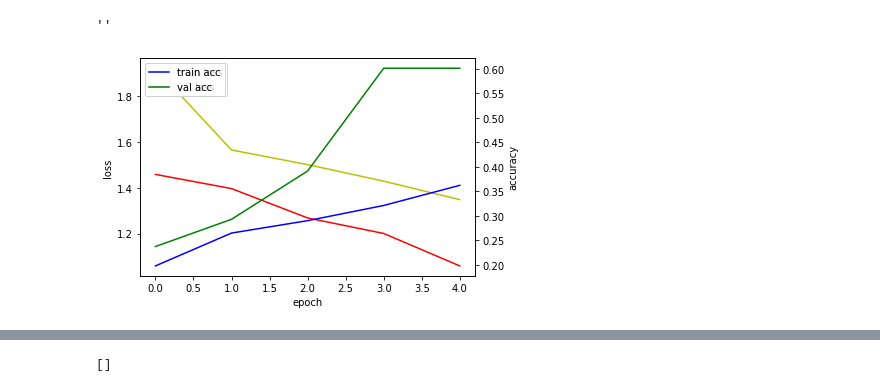
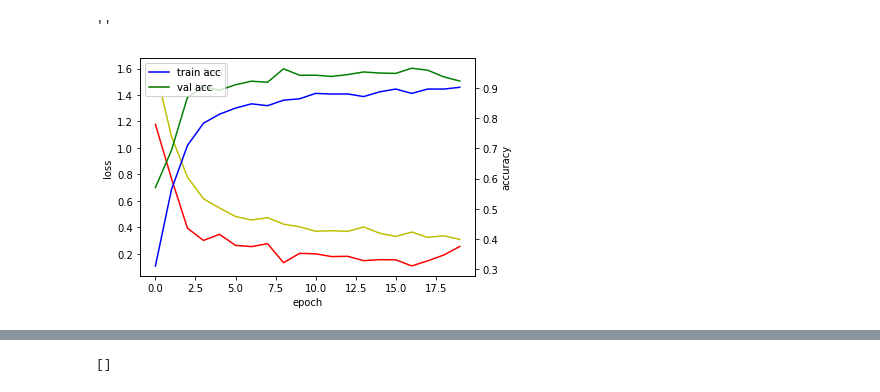
Before and after one commit to HyoJuJang/practice_01_image_detection, a Jupyter notebook: modeling.ipynb, the cells around one changed output, grey strips where cells are left out. Drawn from its saved outputs; the diff is of its cells as text; code cells hidden in the pictures.

```diff
--- a/modeling.ipynb
+++ b/modeling.ipynb
@@ -135,23 +139,29 @@ history = model.fit(
             batch_size = 10,
             epochs=1,
                    )
+# %%
+his_path = data_path + '/models'
+with open (his_path+'/history', 'rb') as file:
+  his1 = pickle.load(file)
+with open (his_path+'/history_resnet1', 'rb') as file:
+  his2 = pickle.load(file)
 # %%
 import matplotlib.pyplot as plt
 
 fig, loss_ax = plt.subplots()
 acc_ax = loss_ax.twinx()
 
-loss_ax.plot(history.history['loss'], 'y', label='train loss')
-loss_ax.plot(history.history['val_loss'], 'r', label='val loss')
+loss_ax.plot(his1['loss'], 'y', label='train loss')
+loss_ax.plot(his1['val_loss'], 'r', label='val loss')
 loss_ax.set_xlabel('epoch')
 loss_ax.set_ylabel('loss')
 loss_ax.legend(loc='upper left')
 
-acc_ax.plot(history.history['accuracy'], 'b', label='train acc')
-acc_ax.plot(history.history['val_accuracy'], 'g', label='val acc')
+acc_ax.plot(his1['accuracy'], 'b', label='train acc')
+acc_ax.plot(his1['val_accuracy'], 'g', label='val acc')
 acc_ax.set_ylabel('accuracy')
 acc_ax.legend(loc='upper left')
 
 plt.show()
 # %% [output]
-[figure, old version]
+[figure, new version]
```
Also changed, not shown: parts of 9 cells of this notebook.
